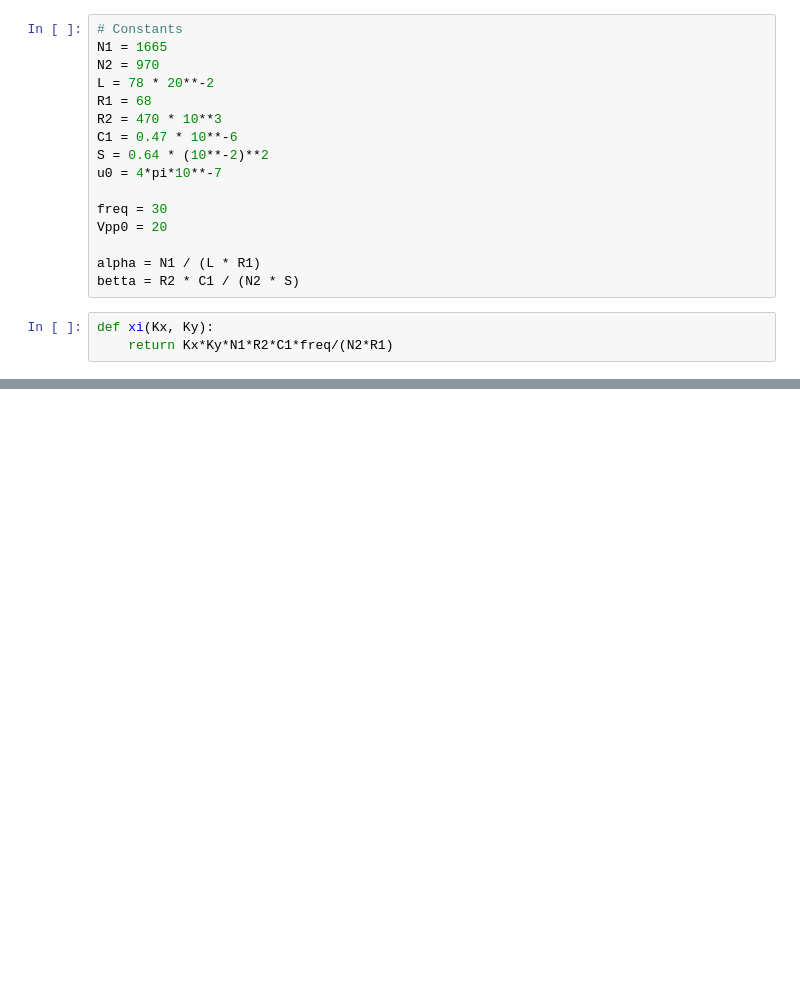
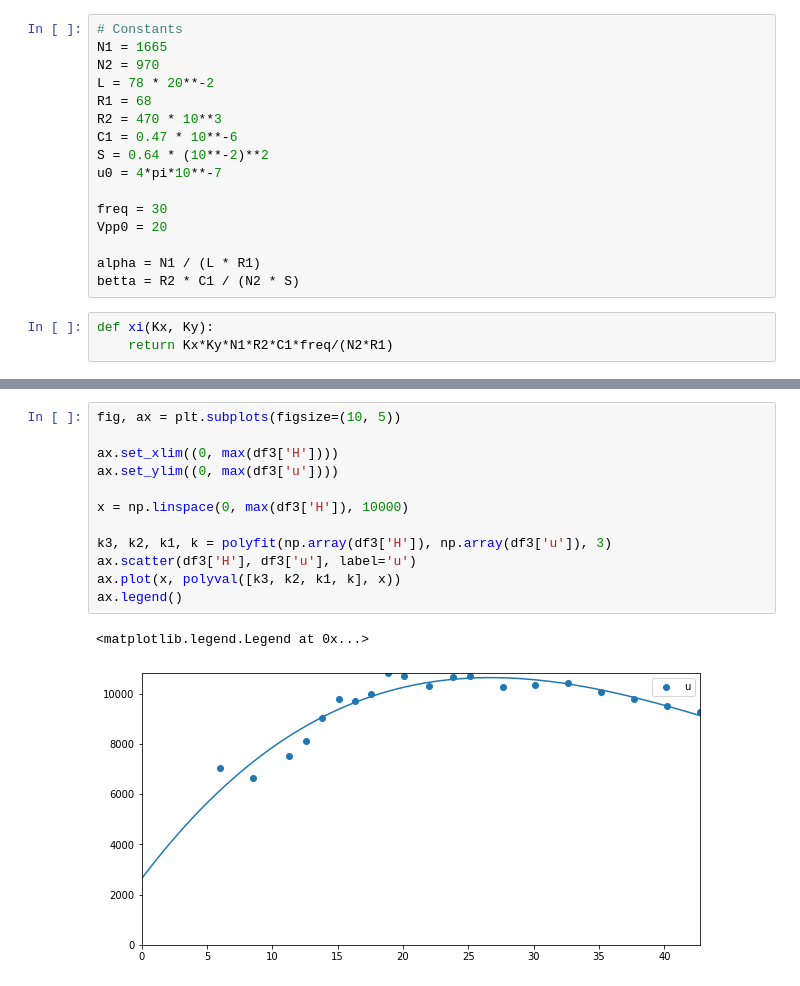
Before and after one commit to shchuko/itmo-phys-sem2, a Jupyter notebook: lab7.ipynb, the cells around one changed output, grey strips where cells are left out. Drawn from its saved outputs; the diff is of its cells as text; blank space fills up the shorter version.

```diff
--- a/lab7.ipynb
+++ b/lab7.ipynb
@@ -65,0 +120,15 @@ df3 = pd.DataFrame({'U':[],
+# %%
+fig, ax = plt.subplots(figsize=(10, 5))
+
+ax.set_xlim((0, max(df3['H'])))
+ax.set_ylim((0, max(df3['u'])))
+
+x = np.linspace(0, max(df3['H']), 10000)
+
+k3, k2, k1, k = polyfit(np.array(df3['H']), np.array(df3['u']), 3)
+ax.scatter(df3['H'], df3['u'], label='u')
+ax.plot(x, polyval([k3, k2, k1, k], x))
+ax.legend()
+# %% [output]
+<matplotlib.legend.Legend at 0x...>
+[figure, added]
```
Also changed, not shown: parts of 14 cells of this notebook.
